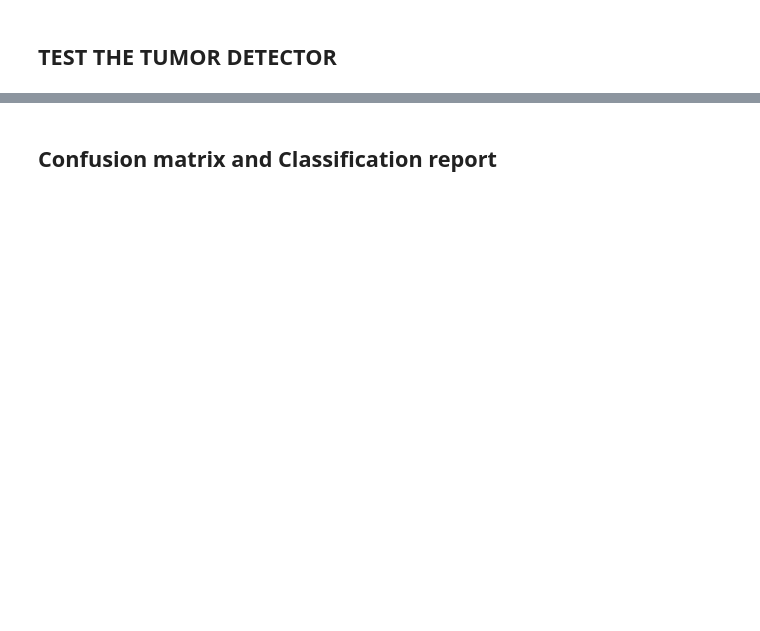
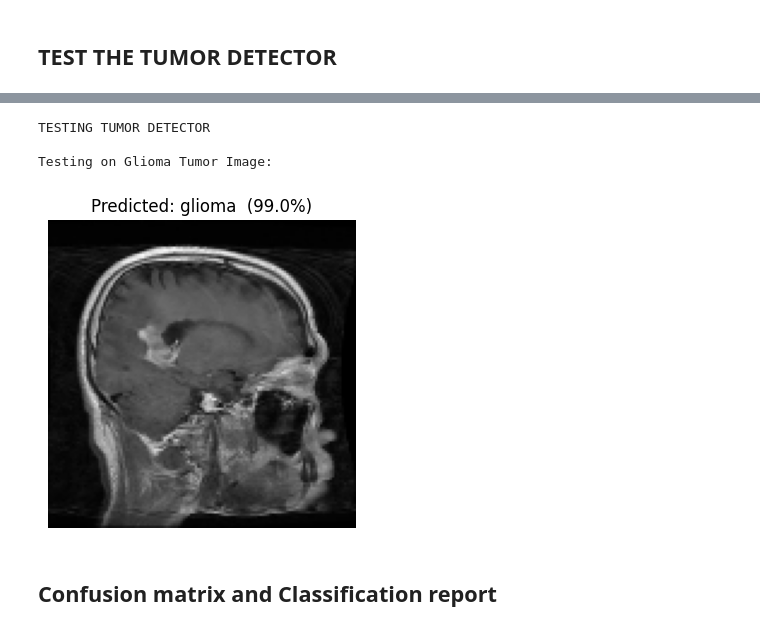
Before and after one commit to arFaisal043/Learn-Python, a Jupyter notebook: AI/CNN/cnn-project-1.ipynb, the cells around one changed output, grey strips where cells are left out. Cells and saved outputs as stored; diff of their text form; code cells hidden in the pictures; blank space fills up the shorter version.

```diff
--- a/AI/CNN/cnn-project-1.ipynb
+++ b/AI/CNN/cnn-project-1.ipynb
@@ -207,3 +176,31 @@ NO - No tumor detected
+# %%
+class_names_orig = train_ds.class_names
+
+def predict_and_show(image_path):
+    img = tf.keras.utils.load_img(image_path, target_size=(img_height, img_width))
+    img_array = tf.expand_dims(tf.keras.utils.img_to_array(img), axis=0)
+    preds = model.predict(img_array, verbose=0)
+    idx  = np.argmax(preds[0])
+    conf = tf.nn.softmax(preds[0]).numpy()[idx] * 100
+    plt.figure(figsize=(4, 4))
+    plt.imshow(img)
+    plt.axis('off')
+    plt.title(f'Predicted: {class_names_orig[idx]}  ({conf:.1f}%)')
+    plt.show()
+
+print('TESTING TUMOR DETECTOR')
+
+test_image_glioma = '/kaggle/input/datasets/masoudnickparvar/brain-tumor-mri-dataset/Testing/glioma/Te-gl_101.jpg'
+if os.path.exists(test_image_glioma):
+    print('\nTesting on Glioma Tumor Image:')
+    predict_and_show(test_image_glioma)
+else:
+    print(f'\nFile not found: {test_image_glioma}')
+# %% [output]
+TESTING TUMOR DETECTOR
+
+Testing on Glioma Tumor Image:
+[figure, added]
 # %% [markdown]
 ## Confusion matrix and Classification report
 # %%
```
Also changed, not shown: parts of 31 cells of this notebook, 2 other files.
